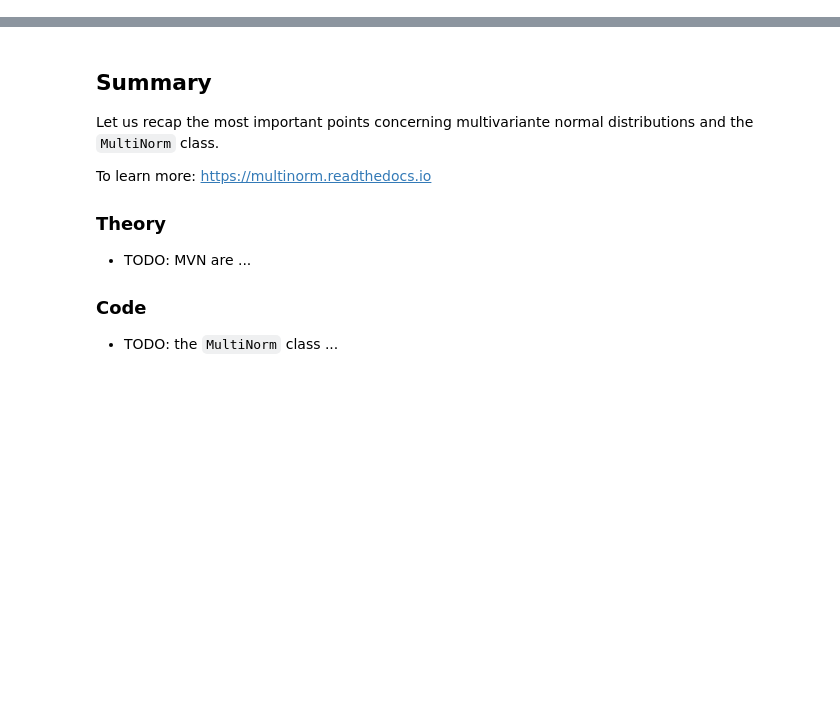
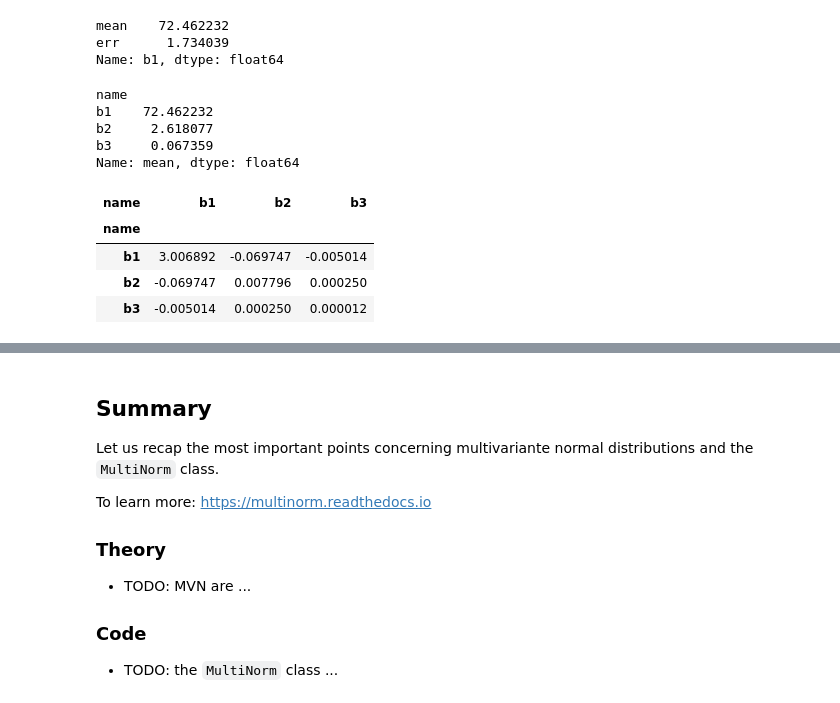
Before and after one commit to cdeil/multinorm, a Jupyter notebook: multinorm.ipynb, the cells around one changed output, grey strips where cells are left out. Cells and saved outputs as stored; diff of their text form; code cells hidden in the pictures; blank space fills up the shorter version.

```diff
--- a/multinorm.ipynb
+++ b/multinorm.ipynb
@@ -40,0 +200,22 @@ mn.pandas_summary
+# %%
+mn.pandas_summary.loc["b1"]
+# %% [output]
+mean    72.462232
+err      1.734039
+Name: b1, dtype: float64
+# %%
+mn.pandas_summary["mean"]
+# %% [output]
+name
+b1    72.462232
+b2     2.618077
+b3     0.067359
+Name: mean, dtype: float64
+# %%
+mn.pandas_cov
+# %% [output]
+| name | b1 | b2 | b3 |
+| name |  |  |  |
+| b1 | 3.006892 | -0.069747 | -0.005014 |
+| b2 | -0.069747 | 0.007796 | 0.000250 |
+| b3 | -0.005014 | 0.000250 | 0.000012 |
```
Also changed, not shown: parts of 40 cells of this notebook.
